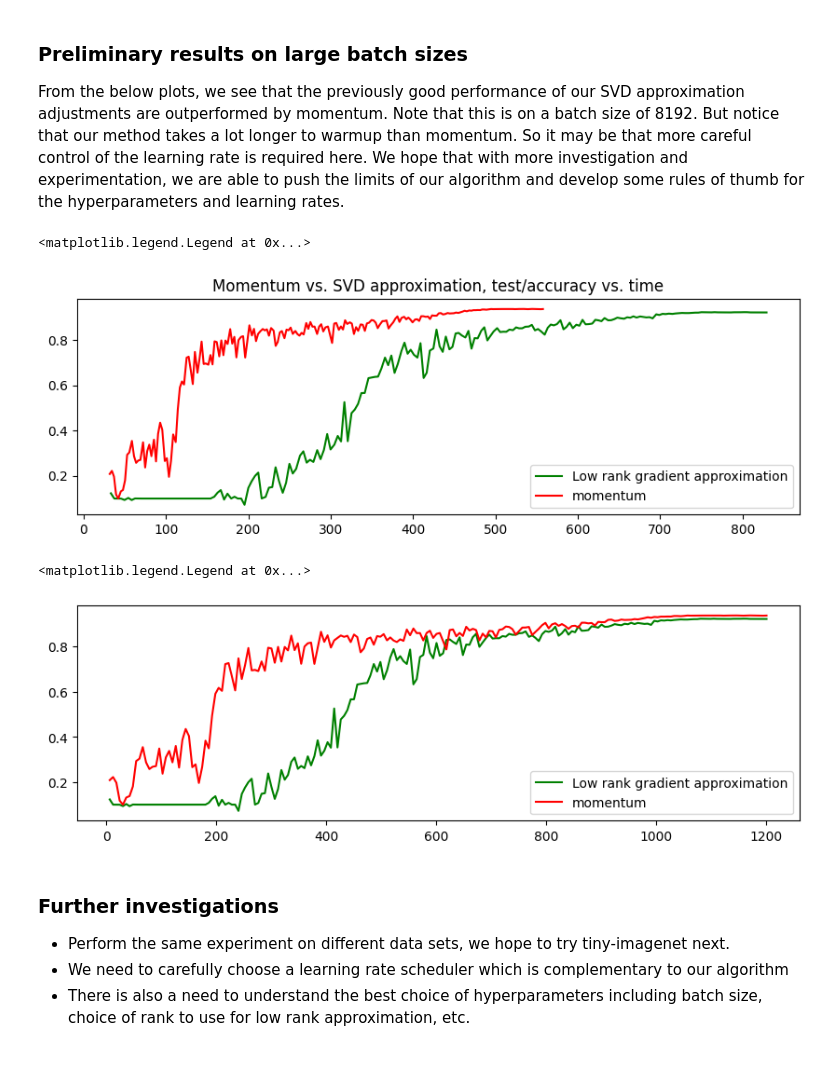
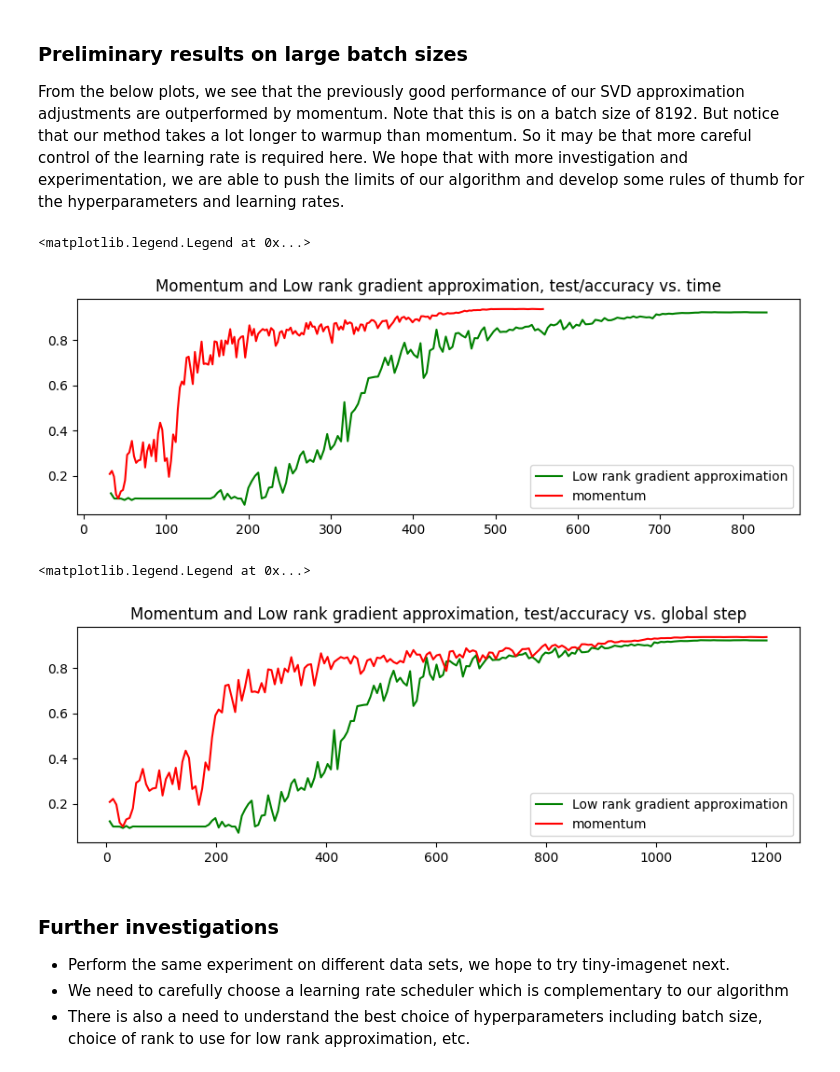
Before and after one commit to davidtweedle/lowrankapproximation, a Jupyter notebook: Low-rank-approximation-demo.ipynb, the cells around one changed output. Cells and saved outputs as stored; diff of their text form; code cells hidden in the pictures.

```diff
--- a/Low-rank-approximation-demo.ipynb
+++ b/Low-rank-approximation-demo.ipynb
@@ -200,21 +200,22 @@ So it may be that more careful control of the learning rate is required here.
 We hope that with more investigation and experimentation, we are able to push the limits of our algorithm and develop some rules of thumb for the hyperparameters and learning rates.
 # %%
 fig, ax = plt.subplots(figsize=(10,3))
-ax.set_title("Momentum vs. SVD approximation, test/accuracy vs. time")
+ax.set_title("Momentum and Low rank gradient approximation, test/accuracy vs. time")
 ax.plot(baseline_8gpu_8x_batch_lr2_again['accumulated_submission_time'],baseline_8gpu_8x_batch_lr2_again['test/accuracy'],'g-', label='Low rank gradient approximation')
 ax.plot(momentum_8gpu_8x['accumulated_submission_time'],momentum_8gpu_8x['test/accuracy'],'r-', label='momentum')
 ax.legend()
 # %% [output]
 <matplotlib.legend.Legend at 0x...>
-[figure, old version]
+[figure, new version]
 # %%
 fig, ax = plt.subplots(figsize=(10,3))
+ax.set_title("Momentum and Low rank gradient approximation, test/accuracy vs. global step")
 ax.plot(baseline_8gpu_8x_batch_lr2_again['global_step'],baseline_8gpu_8x_batch_lr2_again['test/accuracy'],'g-', label='Low rank gradient approximation')
 ax.plot(momentum_8gpu_8x['global_step'],momentum_8gpu_8x['test/accuracy'],'r-', label='momentum')
 ax.legend()
 # %% [output]
 <matplotlib.legend.Legend at 0x...>
-[figure, old version]
+[figure, new version]
 # %% [markdown]
 ### Further investigations
 - Perform the same experiment on different data sets, we hope to try tiny-imagenet next.
```
